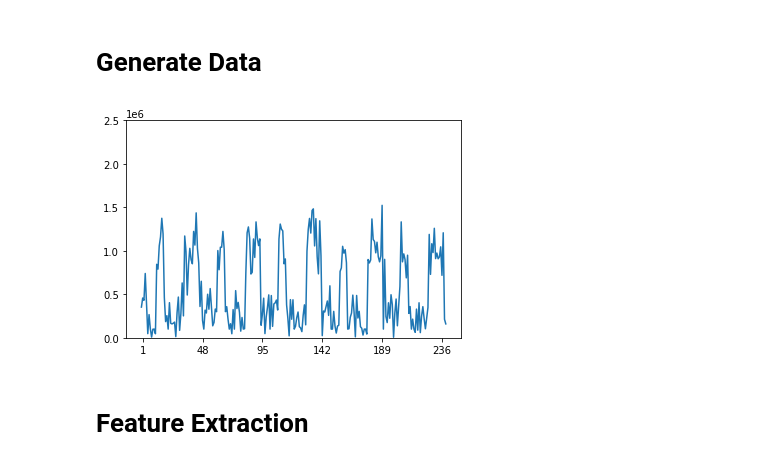
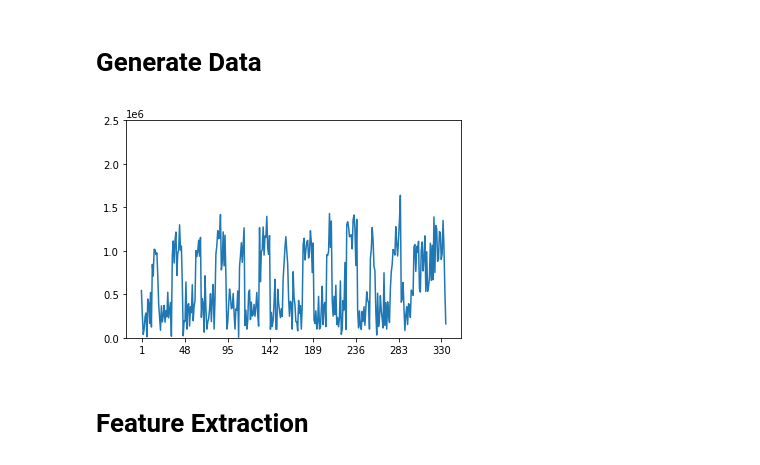
Before and after one commit to hisasu00/deep-occupancy-detection, a Jupyter notebook: data/simulation.ipynb, the cells around one changed output. Saved outputs shown, nothing was run; the diff lists cells and outputs as text; code cells hidden in the pictures.

Commit message:
add effect of sunday into simulation data

```diff
--- a/data/simulation.ipynb
+++ b/data/simulation.ipynb
@@ -10,8 +10,9 @@ import get_x_y
 # Free Params
 # %%
 num_obs = 48
-num_days = 5
-num_samples = num_obs*num_days
+num_weekdays = 6
+num_weeks = 3
+num_samples = num_obs*(num_weekdays+1)*num_weeks
 
 energy_1 = 1e6
 energy_0 = 0.2*1e6
@@ -25,6 +26,7 @@ sleep_t = 46
 # %%
 simulate_x = []
 
+# Weekday
 for t in range(0, num_obs, 1):
     if getup_t <= t < breakfast_t:
         simulate_x.append(energy_1)
@@ -34,17 +36,29 @@ for t in range(0, num_obs, 1):
         simulate_x.append(energy_1)
     else:
         simulate_x.append(0.2 * energy_1)
+simulate_x = simulate_x*num_weekdays
 
-simulate_x = simulate_x*num_days
-noise = np.random.normal(energy_1/25, energy_1/5, (num_samples, ))
+# Sunday
+for t in range(0, num_obs, 1):
+    if getup_t <= t < breakfast_t:
+        simulate_x.append(energy_1)
+    elif breakfast_t <= t < dinner_t:
+        simulate_x.append(0.6 * energy_1)
+    elif dinner_t <= t < sleep_t:
+        simulate_x.append(energy_1)
+    else:
+        simulate_x.append(0.2 * energy_1)
+simulate_x = simulate_x*num_weeks
+
+noise = np.random.normal(energy_1/25, energy_1/10, (num_samples, ))
 # %%
 simulate_x = simulate_x + noise
 simulate_x = [0.1*1e6 if val < 0 else val for val in simulate_x]
 
-plt.plot(simulate_x)
-plt.xticks(range(1, num_samples, 47))
+plt.plot(simulate_x[:48*7])
+plt.xticks(range(1, 48*7, 47))
 plt.ylim([0, 2.5e6])
 plt.show()
 # %% [output]
-[figure, old version]
+[figure, new version]
 # %%
```
Also changed, not shown: parts of 1 cell of this notebook.
